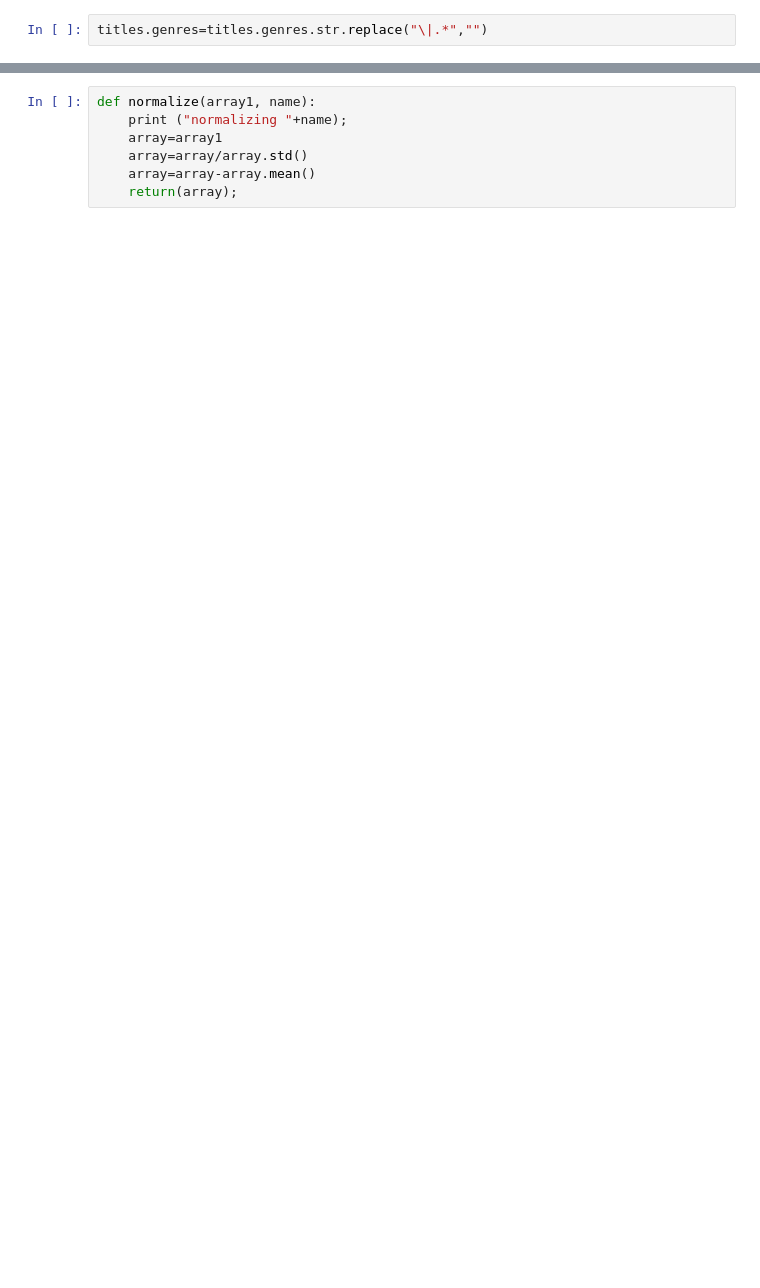
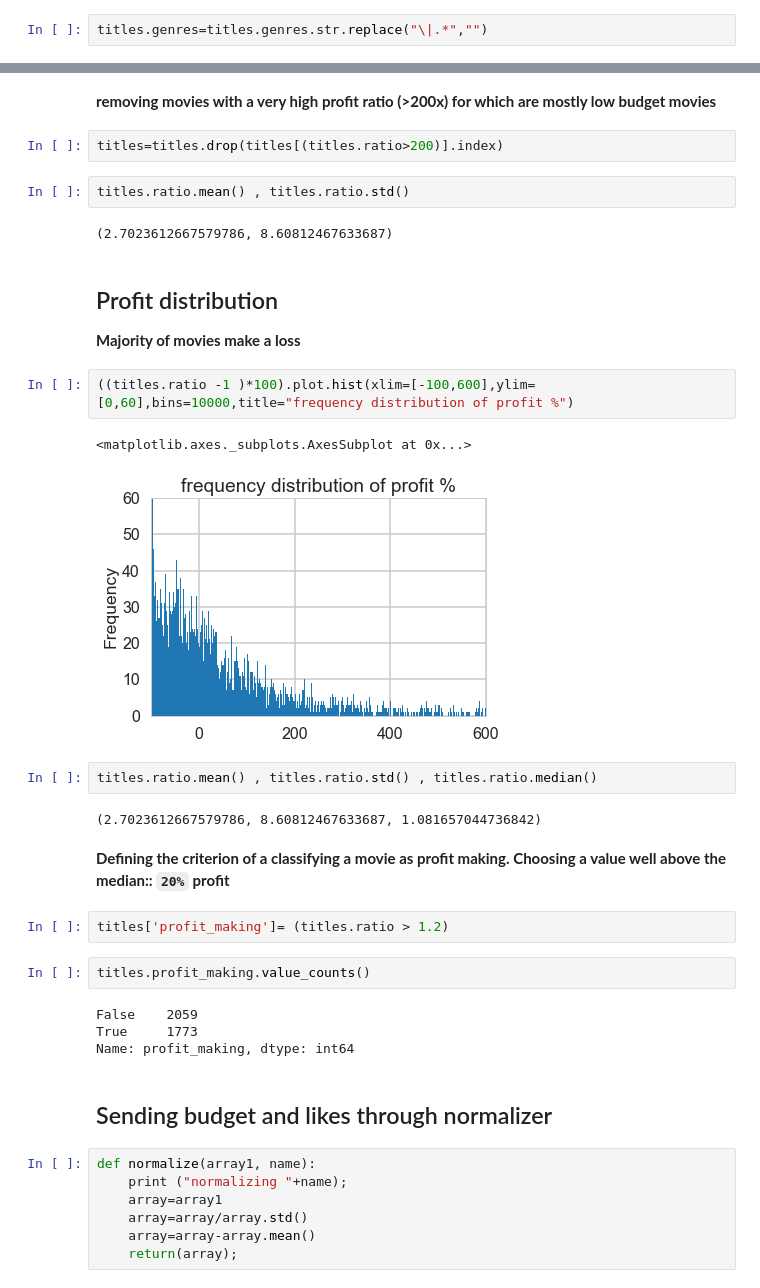
Before and after one commit to mrkulkarni1/movie_success_classifier, a Jupyter notebook: imdb_project/movie_classifier.ipynb, the cells around one changed output, grey strips where cells are left out. Cells and saved outputs as stored; diff of their text form; blank space fills up the shorter version.

```diff
--- a/imdb_project/movie_classifier.ipynb
+++ b/imdb_project/movie_classifier.ipynb
@@ -68,3 +105,36 @@ titles.genres.value_counts().plot(kind = 'bar', title='Movie Genre frequency')
+# %% [markdown]
+**removing movies with a very high profit ratio (>200x) for which are mostly low budget movies**
+# %%
+titles=titles.drop(titles[(titles.ratio>200)].index)
+# %%
+titles.ratio.mean() , titles.ratio.std()
+# %% [output]
+(2.7023612667579786, 8.60812467633687)
+# %% [markdown]
+## Profit distribution
+**Majority of movies make a loss**
+# %%
+((titles.ratio -1 )*100).plot.hist(xlim=[-100,600],ylim=[0,60],bins=10000,title="frequency distribution of profit %")
+# %% [output]
+<matplotlib.axes._subplots.AxesSubplot at 0x...>
+[figure, added]
+# %%
+titles.ratio.mean() , titles.ratio.std() , titles.ratio.median()
+# %% [output]
+(2.7023612667579786, 8.60812467633687, 1.081657044736842)
+# %% [markdown]
+**Defining the criterion of a classifying a movie as profit making.
+Choosing a value well above the median:: `20%` profit**
+# %%
+titles['profit_making']= (titles.ratio > 1.2)
+# %%
+titles.profit_making.value_counts()
+# %% [output]
+False    2059
+True     1773
+Name: profit_making, dtype: int64
+# %% [markdown]
+##  Sending budget and likes through normalizer
 # %%
 def normalize(array1, name):
     print ("normalizing "+name);
```
Also changed, not shown: parts of 103 cells of this notebook.
